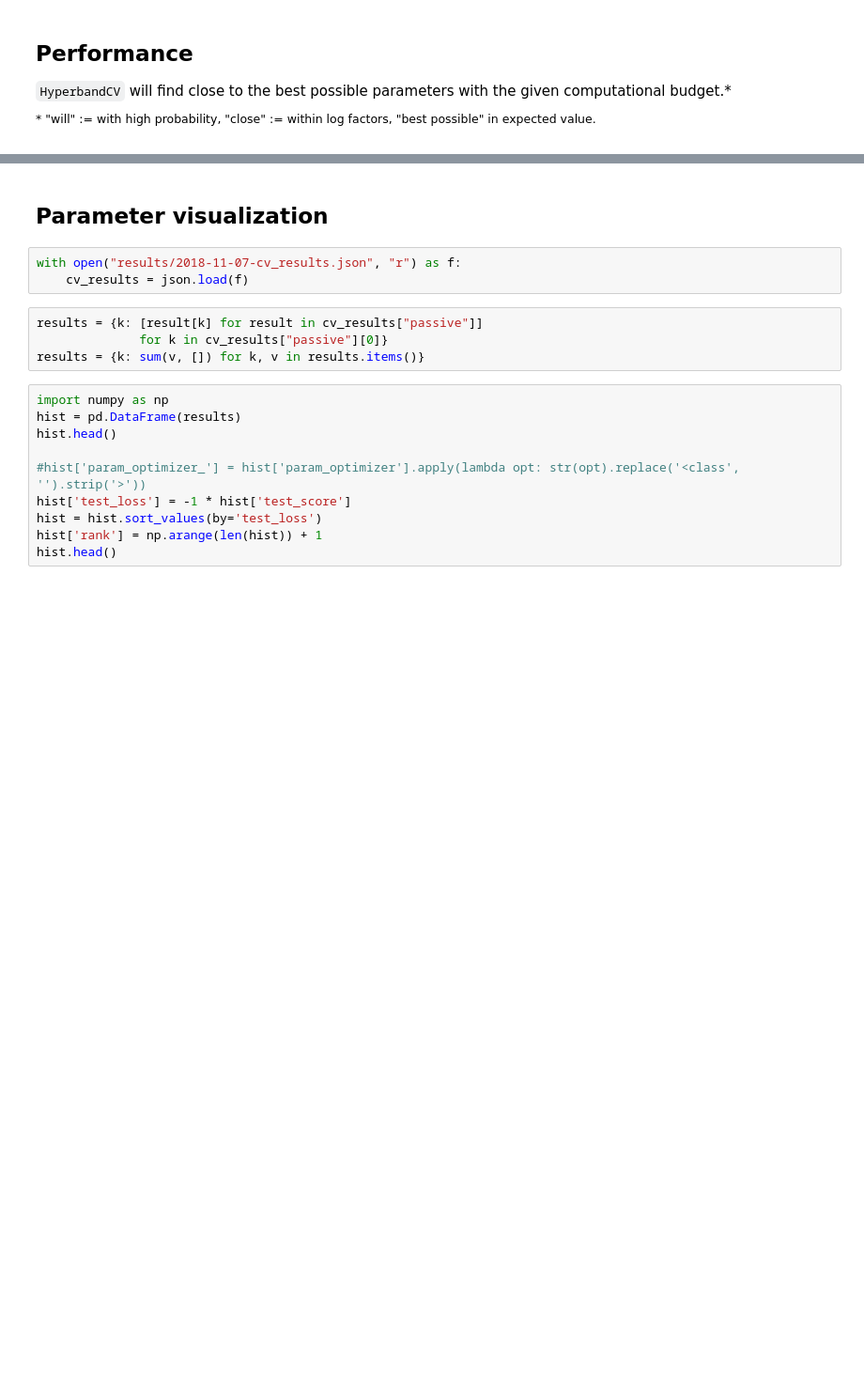
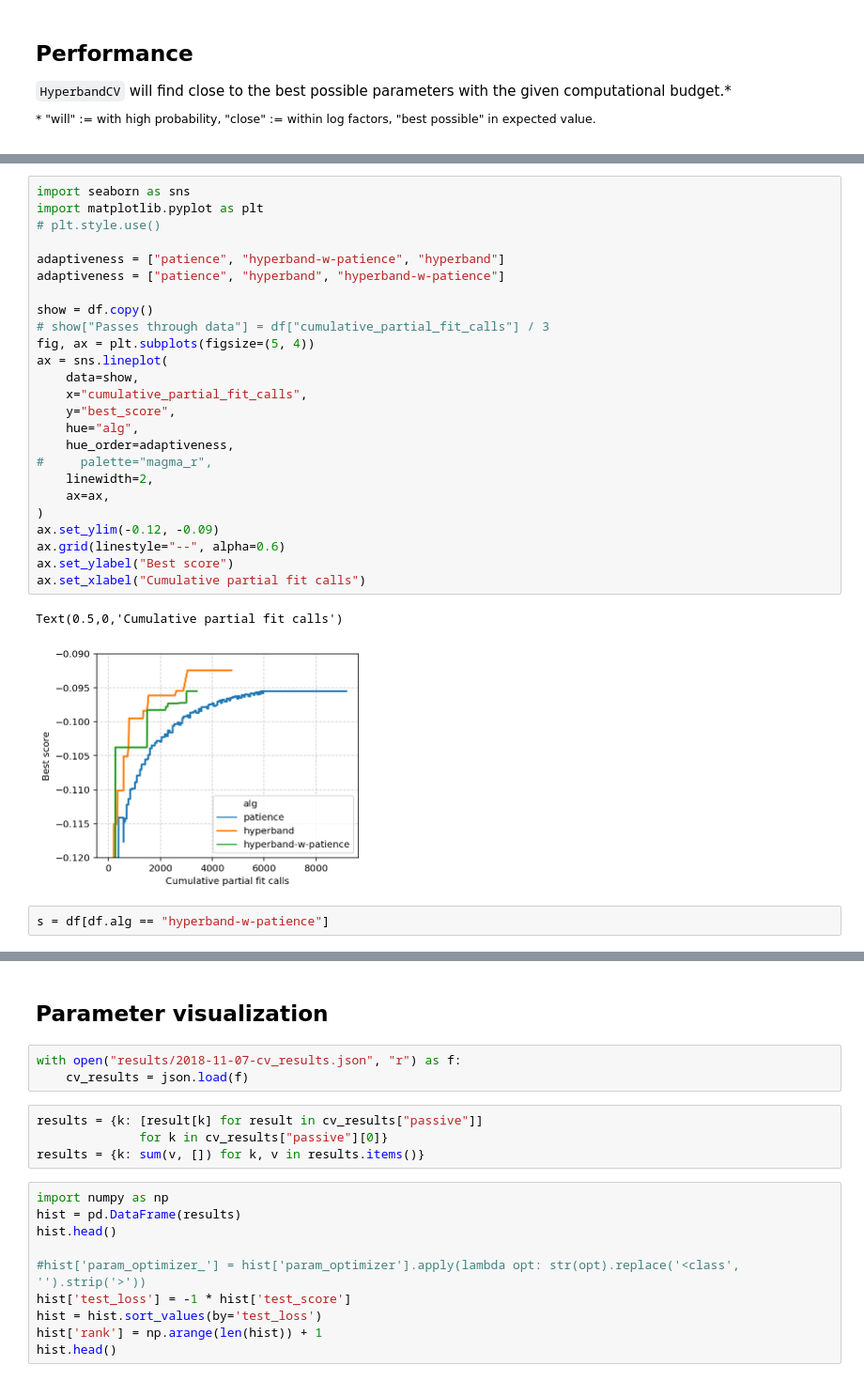
Before and after one commit to stsievert/dask-hyperband-comparison, a Jupyter notebook: Visualize.ipynb, the cells around one changed output, grey strips where cells are left out. Shown at 94% size. Drawn from its saved outputs; the diff is of its cells as text; blank space fills up the shorter version.

```diff
--- a/Visualize.ipynb
+++ b/Visualize.ipynb
@@ -62,0 +104,30 @@ df.head(n=2)
+# %%
+import seaborn as sns
+import matplotlib.pyplot as plt
+# plt.style.use()
+
+adaptiveness = ["patience", "hyperband-w-patience", "hyperband"]
+adaptiveness = ["patience", "hyperband", "hyperband-w-patience"]
+
+show = df.copy()
+# show["Passes through data"] = df["cumulative_partial_fit_calls"] / 3
+fig, ax = plt.subplots(figsize=(5, 4))
+ax = sns.lineplot(
+    data=show,
+    x="cumulative_partial_fit_calls",
+    y="best_score",
+    hue="alg",
+    hue_order=adaptiveness,
+#     palette="magma_r",
+    linewidth=2,
+    ax=ax,
+)
+ax.set_ylim(-0.12, -0.09)
+ax.grid(linestyle="--", alpha=0.6)
+ax.set_ylabel("Best score")
+ax.set_xlabel("Cumulative partial fit calls")
+# %% [output]
+Text(0.5,0,'Cumulative partial fit calls')
+[figure, added]
+# %%
+s = df[df.alg == "hyperband-w-patience"]
```
Also changed, not shown: parts of 14 cells of this notebook.
